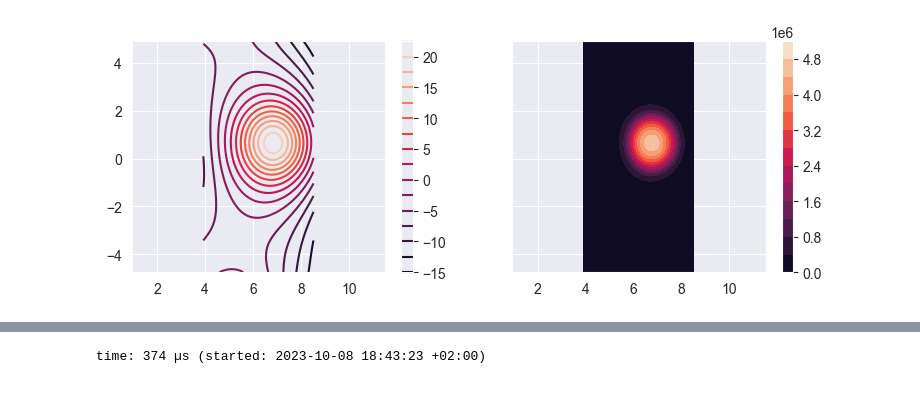
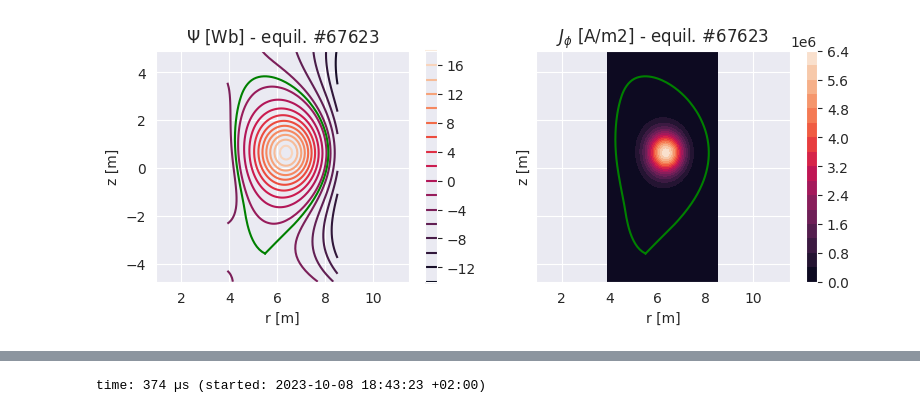
Before and after one commit to matteobonotto/PlaNet_Equil_reconstruction, a Jupyter notebook: notebooks/prepare_data_PlaNet.ipynb, the cells around one changed output, grey strips where cells are left out. Drawn from its saved outputs; the diff is of its cells as text; code cells hidden in the pictures.

Commit message:
data preparation

```diff
--- a/notebooks/prepare_data_PlaNet.ipynb
+++ b/notebooks/prepare_data_PlaNet.ipynb
@@ -170,0 +95,16 @@ time: 133 ms (started: 2023-10-08 18:42:40 +02:00)
+# %%
+# !wget 'https://www.dropbox.com/scl/fi/6da6pqks1rovyncu1q93n/ITER_like_equilibrium_dataset.mat?rlkey=qnc9hz0pb6jdlq4ki7jz390xq&dl=0'
+
+filename = './data/ITER_like_equilibrium_dataset.mat'
+
+if not os.path.isfile(filename):
+    touch_dir('data/')
+    id = '1Gn_OrMzxPRkTk-i77--HiWmWZyd8i8ue'
+    gdown.download(
+        id=id,
+        output=filename,
+        quiet=False,
+        verify=False)
+
+from scipy import io
+data = io.loadmat(filename)
@@ -171,12 +144,28 @@ time: 133 ms (started: 2023-10-08 18:42:40 +02:00)
 # %%
+
+
 for i in range(0,1):
     ind_plot = np.random.randint(0,DB_Jpla_pixel_test_ConvNet.shape[0],1)[0]
     fig, axs = plt.subplots(1, 2, figsize=(9, 3), sharey=True)
     img = axs[0].contour(RR_pixels,ZZ_pixels,DB_psi_pixel_test_ConvNet[ind_plot,:,:],15)
+    fig.colorbar(img)
+    axs[0].plot(
+        DB_separatrix_200_test_ConvNet[ind_plot,:,0],
+        DB_separatrix_200_test_ConvNet[ind_plot,:,1],
+        c='g')
     axs[0].axis('equal')
+    axs[0].set_xlabel('r [m]')
+    axs[0].set_ylabel('z [m]')
+    axs[0].set_title('$\Psi$ [Wb] - equil. #{}'.format(ind_plot))
+    img = axs[1].contourf(RR_pixels,ZZ_pixels,DB_Jpla_pixel_test_ConvNet[ind_plot,:,:],15)
     fig.colorbar(img)
-    img = axs[1].contourf(RR_pixels,ZZ_pixels,DB_Jpla_pixel_test_ConvNet[ind_plot,:,:],15)
     axs[1].axis('equal')
-    fig.colorbar(img)
+    axs[1].set_title('$J_\phi$ [A/m2] - equil. #{}'.format(ind_plot))
+    axs[1].set_xlabel('r [m]')
+    axs[1].set_ylabel('z [m]')
+    axs[1].plot(
+        DB_separatrix_200_test_ConvNet[ind_plot,:,0],
+        DB_separatrix_200_test_ConvNet[ind_plot,:,1],
+        c='g')
 # %% [output]
-[figure, old version]
+[figure, new version]
```
Also changed, not shown: parts of 10 cells of this notebook.
